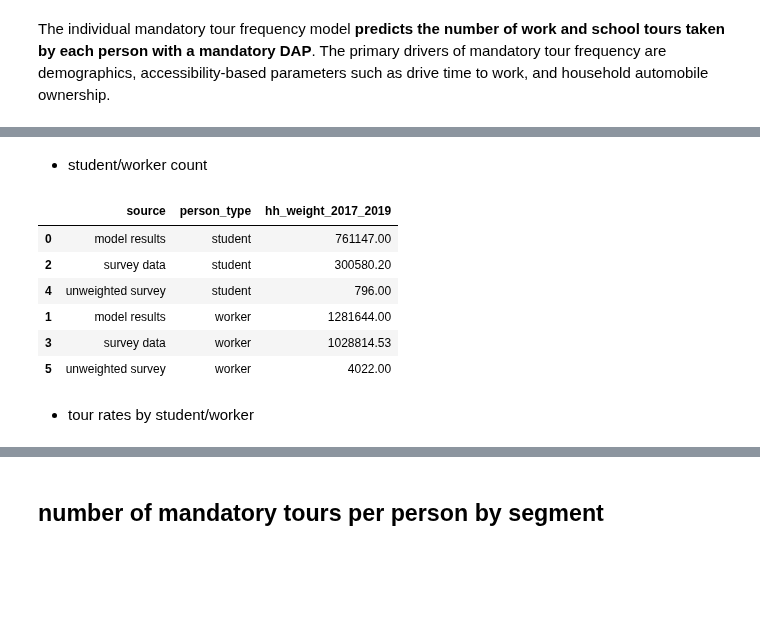
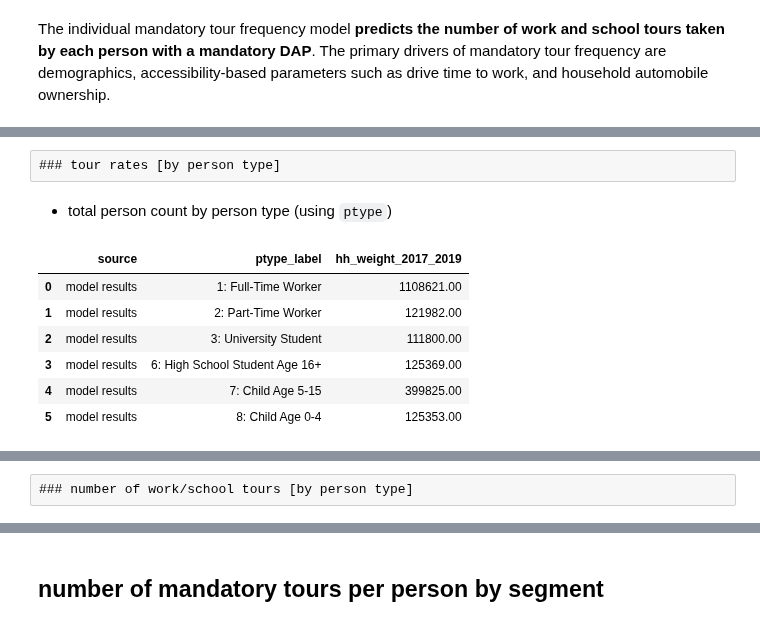
Before and after one commit to psrc/psrc_activitysim, a Jupyter notebook: scripts/validation/validation_scripts/mandatory_tour_frequency.ipynb, the cells around one changed output, grey strips where cells are left out. Cells and saved outputs as stored; diff of their text form; code cells hidden in the pictures; blank space fills up the shorter version.

Commit message:
create psrc plot template + complete mandatory tour frequency

```diff
--- a/scripts/validation/validation_scripts/mandatory_tour_frequency.ipynb
+++ b/scripts/validation/validation_scripts/mandatory_tour_frequency.ipynb
@@ -23,25 +25,36 @@ config = toml.load(os.path.join(os.getcwd(), 'validation_configuration.toml'))
 # read data
 land_use = pd.read_csv(config['p_survey_landuse'])
 
-per_data = validation_data_input.get_persons_data(['distance_to_work','cdap_activity','is_worker','is_student'])
+per_data = validation_data_input.get_persons_data(['distance_to_work','cdap_activity','is_worker','is_student','ptype'])
 hh_data = validation_data_input.get_households_data(['auto_ownership'])
 tour_data = validation_data_input.get_tours_data(['tour_type','tour_category'])
 
 # add auto_ownership with 4+
 hh_data['auto_ownership_simple'] = hh_data['auto_ownership'].apply(lambda x: "4+" if x>=4.0 else str(x))
 
-# keep persons with mandatory tours
-per_data = per_data.loc[per_data['cdap_activity']=="M"].\
-    merge(hh_data[['household_id','auto_ownership','auto_ownership_simple','source']], how='left', on=['household_id','source']) # get auto ownership from hh data
+# add person type labels
+ptype_cat = {1: "1: Full-Time Worker",
+             2: "2: Part-Time Worker",
+             3: "3: University Student",
+             4: "4: Non-Working Adult Age <65",
+             5: "5: Non-Working Adult Age 65+",
+             6: "6: High School Student Age 16+",
+             7: "7: Child Age 5-15",
+             8: "8: Child Age 0-4"}
+per_data['ptype_label'] = per_data['ptype'].map(ptype_cat)
 
 # Create distance to work bins: bins of 2 miles up to 46 miles
 max_bin = 46
 bin_size = 2
 per_data['d_work_bin_46mi'] = pd.cut(per_data['distance_to_work'], bins=np.arange(0, max_bin+bin_size, bin_size), labels=[str(i) for i in np.arange(0, max_bin, bin_size)])
 
+per_data = per_data.merge(hh_data[['household_id','auto_ownership','auto_ownership_simple','source']],
+                          how='left', on=['household_id','source']) # get auto ownership from hh data
+tour_data = tour_data.merge(per_data, how='left', on=['person_id','household_id','source'])
 
-tour_data = tour_data.loc[tour_data['person_id'].isin(per_data['person_id'])].\
-    merge(per_data, how='left', on=['person_id','household_id','source'])
+# keep persons with mandatory tours
+m_per_data = per_data.loc[per_data['cdap_activity']=="M"]
+m_tour_data = tour_data.loc[(tour_data['cdap_activity']=="M") & (tour_data['tour_category']=="mandatory")]
 
 # total number of persons by source
-df_person_count = per_data.groupby('source')['hh_weight_2017_2019'].sum().reset_index()
+df_m_person_count = m_per_data.groupby('source')['hh_weight_2017_2019'].sum().reset_index()
@@ -50 +200,17 @@ df_person_count = per_data.groupby('source')['hh_weight_2017_2019'].sum().reset_
+# %% [raw]
+### tour rates [by person type]
+# %% [markdown]
+- total person count by person type (using `ptype`)
+# %%
+df_1 = m_per_data.groupby(['source','ptype_label'])['hh_weight_2017_2019'].sum().reset_index().sort_values('ptype_label')
+df_1['hh_weight_2017_2019'] = df_1['hh_weight_2017_2019'].apply(lambda x: '%.2f' % x)
+df_1.loc[df_1['source']=="model results"]
+# %% [output]
+|  | source | ptype_label | hh_weight_2017_2019 |
+| 0 | model results | 1: Full-Time Worker | 1108621.00 |
+| 1 | model results | 2: Part-Time Worker | 121982.00 |
+| 2 | model results | 3: University Student | 111800.00 |
+| 3 | model results | 6: High School Student Age 16+ | 125369.00 |
+| 4 | model results | 7: Child Age 5-15 | 399825.00 |
+| 5 | model results | 8: Child Age 0-4 | 125353.00 |
 # %%
@@ -60,32 +229,5 @@ fig.update_layout(height=400, width=500, font=dict(size=11))
 fig.show()
 # %% [output]
 [interactive output not drawn]
-# %% [markdown]
-- student/worker count
-# %%
-# total number of worker/student by source
-df_worker_count = per_data.loc[per_data['is_worker']].groupby('source')['hh_weight_2017_2019'].sum().reset_index()
-df_worker_count['tour_type'] = "work"
-df_worker_count['person_type'] = "worker"
-
-df_student_count = per_data.loc[per_data['is_student']].groupby('source')['hh_weight_2017_2019'].sum().reset_index()
-df_student_count['tour_type'] = "school"
-df_student_count['person_type'] = "student"
-
-df_worker_student_count = pd.concat([df_worker_count,df_student_count])
-
-
-df_1 = df_worker_student_count.groupby(['source','person_type'])['hh_weight_2017_2019'].sum().reset_index().sort_values('person_type')
-df_1['hh_weight_2017_2019'] = df_1['hh_weight_2017_2019'].apply(lambda x: '%.2f' % x)
-
-df_1
-# %% [output]
-|  | source | person_type | hh_weight_2017_2019 |
-| 0 | model results | student | 761147.00 |
-| 2 | survey data | student | 300580.20 |
-| 4 | unweighted survey | student | 796.00 |
-| 1 | model results | worker | 1281644.00 |
-| 3 | survey data | worker | 1028814.53 |
-| 5 | unweighted survey | worker | 4022.00 |
-# %% [markdown]
-- tour rates by student/worker
+# %% [raw]
+### number of work/school tours [by person type]
```
Also changed, not shown: parts of 24 cells of this notebook, 13 other files.
